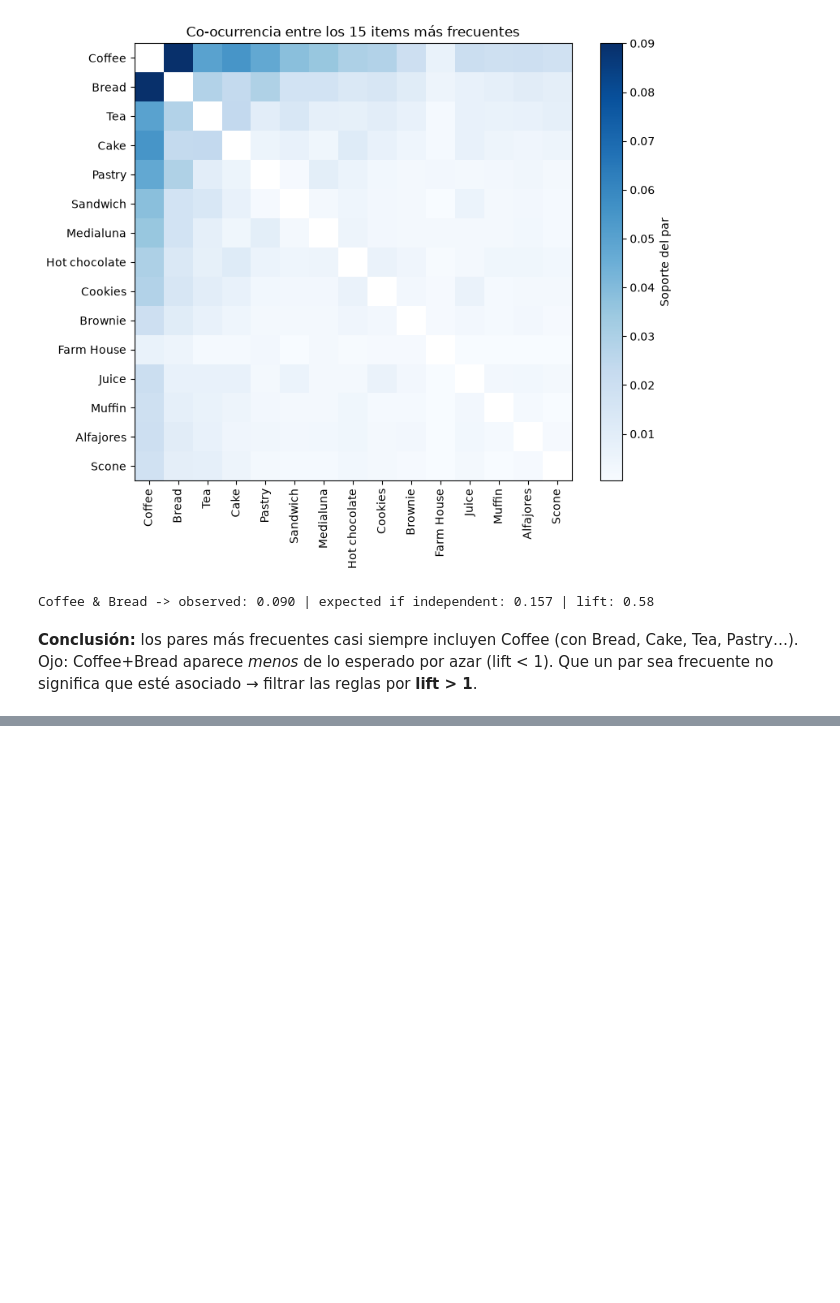
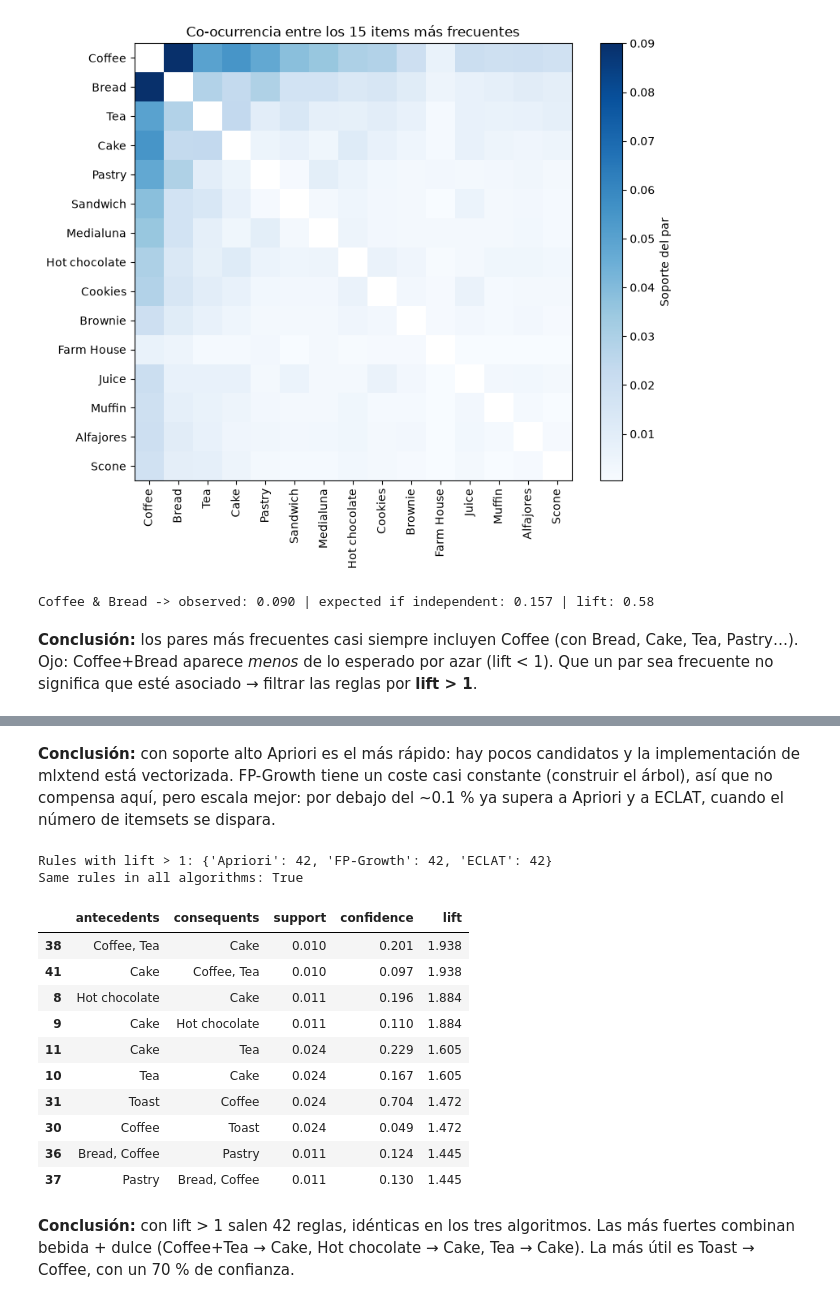
Before and after one commit to ku2a/fp-growth, a Jupyter notebook: main.ipynb, the cells around one changed output, grey strips where cells are left out. Cells and saved outputs as stored; diff of their text form; code cells hidden in the pictures; blank space fills up the shorter version.

```diff
--- a/main.ipynb
+++ b/main.ipynb
@@ -316,0 +423,32 @@ Coffee & Bread -> observed: 0.090 | expected if independent: 0.157 | lift: 0.58
+# %% [markdown]
+**Conclusión:** con soporte alto Apriori es el más rápido: hay pocos candidatos y la implementación de mlxtend está vectorizada. FP-Growth tiene un coste casi constante (construir el árbol), así que no compensa aquí, pero escala mejor: por debajo del ~0.1 % ya supera a Apriori y a ECLAT, cuando el número de itemsets se dispara.
+# %%
+rules = {
+    name: association_rules(result, num_itemsets=len(df), metric='lift', min_threshold=1)
+    for name, result in results.items()
+}
+
+rule_keys = {name: set(zip(r['antecedents'], r['consequents'])) for name, r in rules.items()}
+print(f'Rules with lift > 1: { {name: len(r) for name, r in rules.items()} }')
+print(f"Same rules in all algorithms: {rule_keys['Apriori'] == rule_keys['FP-Growth'] == rule_keys['ECLAT']}")
+
+top_rules = rules['Apriori'].sort_values('lift', ascending=False).head(10).copy()
+top_rules['antecedents'] = top_rules['antecedents'].apply(lambda s: ', '.join(sorted(s)))
+top_rules['consequents'] = top_rules['consequents'].apply(lambda s: ', '.join(sorted(s)))
+top_rules[['antecedents', 'consequents', 'support', 'confidence', 'lift']].round(3)
+# %% [output]
+Rules with lift > 1: {'Apriori': 42, 'FP-Growth': 42, 'ECLAT': 42}
+Same rules in all algorithms: True
+|  | antecedents | consequents | support | confidence | lift |
+| 38 | Coffee, Tea | Cake | 0.010 | 0.201 | 1.938 |
+| 41 | Cake | Coffee, Tea | 0.010 | 0.097 | 1.938 |
+| 8 | Hot chocolate | Cake | 0.011 | 0.196 | 1.884 |
+| 9 | Cake | Hot chocolate | 0.011 | 0.110 | 1.884 |
+| 11 | Cake | Tea | 0.024 | 0.229 | 1.605 |
+| 10 | Tea | Cake | 0.024 | 0.167 | 1.605 |
+| 31 | Toast | Coffee | 0.024 | 0.704 | 1.472 |
+| 30 | Coffee | Toast | 0.024 | 0.049 | 1.472 |
+| 36 | Bread, Coffee | Pastry | 0.011 | 0.124 | 1.445 |
+| 37 | Pastry | Bread, Coffee | 0.011 | 0.130 | 1.445 |
+# %% [markdown]
+**Conclusión:** con lift > 1 salen 42 reglas, idénticas en los tres algoritmos. Las más fuertes combinan bebida + dulce (Coffee+Tea → Cake, Hot chocolate → Cake, Tea → Cake). La más útil es Toast → Coffee, con un 70 % de confianza.
```
Also changed, not shown: parts of 7 cells of this notebook.
